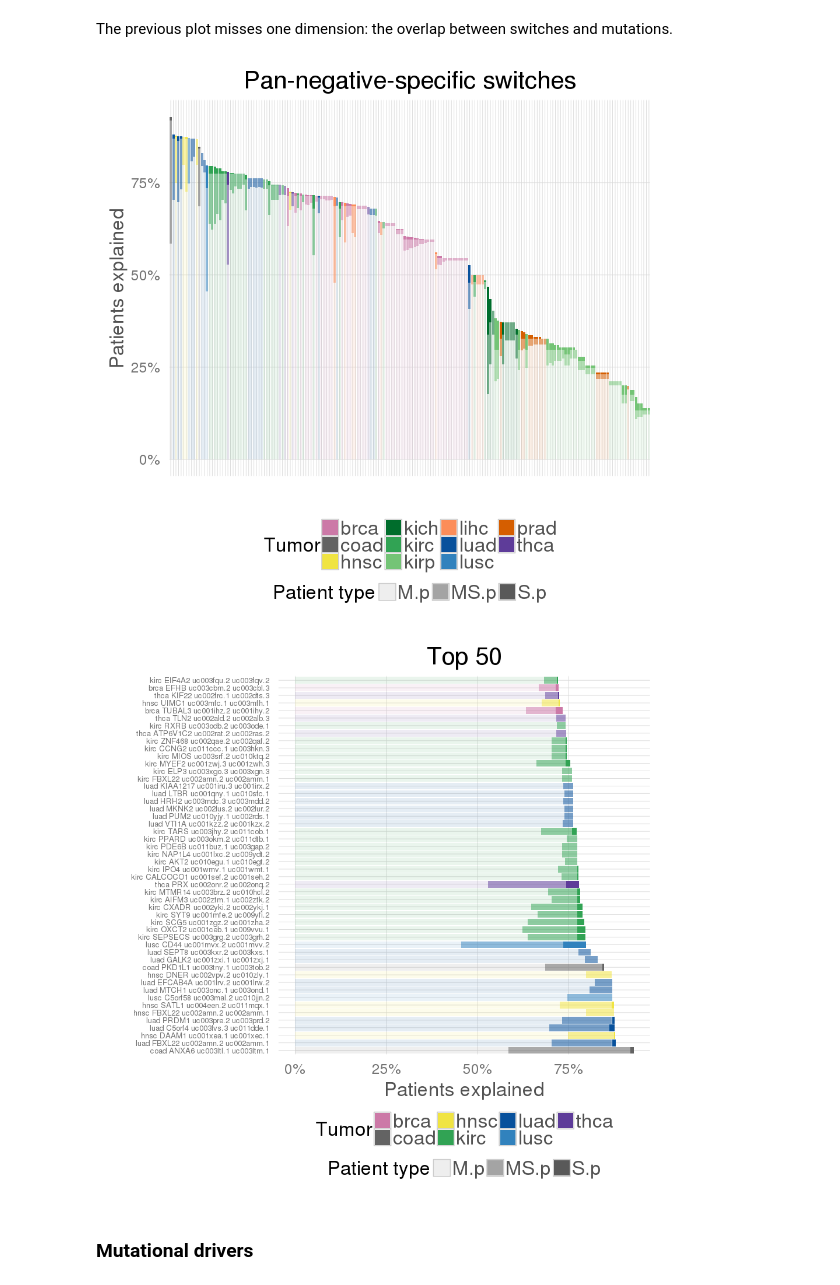
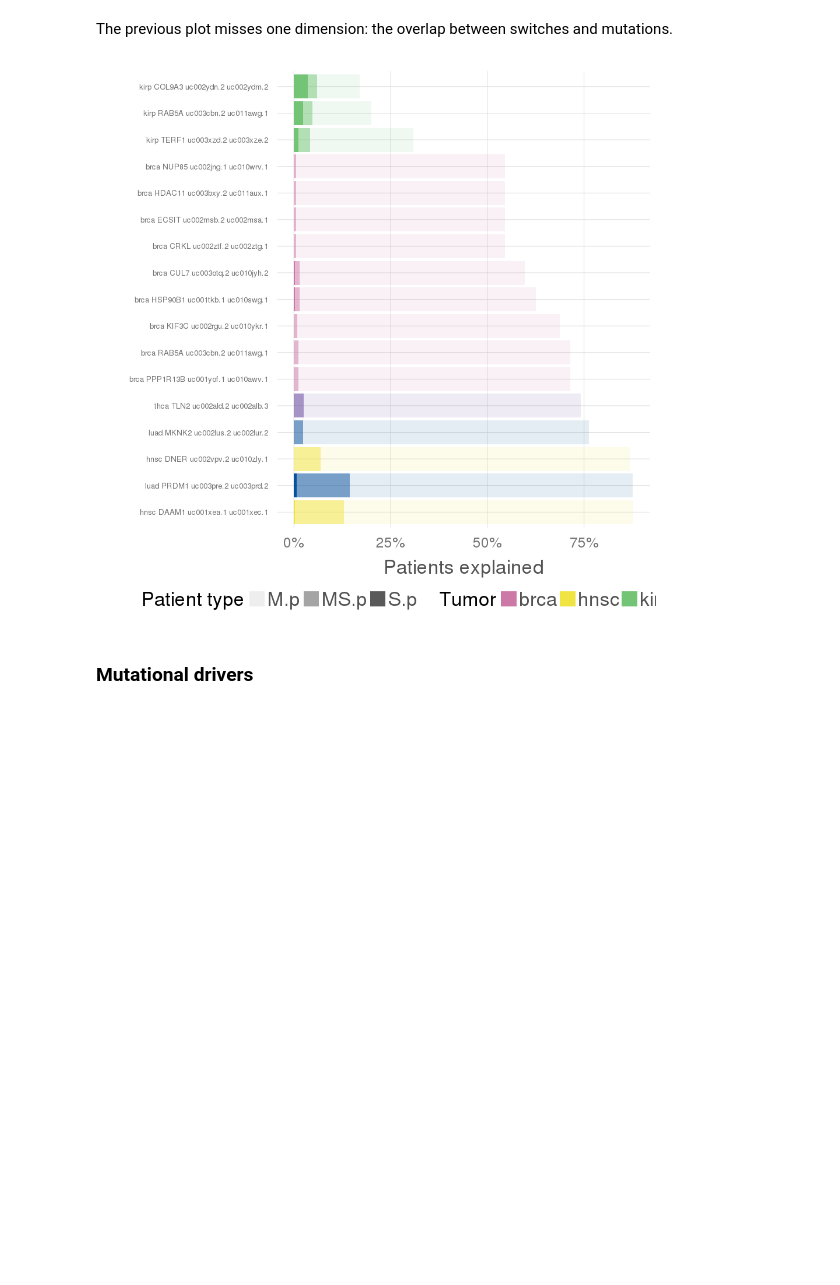
Before and after one commit to hclimente/smartas, a Jupyter notebook: switches/potus.ipynb, the cells around one changed output. Cells and saved outputs as stored; diff of their text form; code cells hidden in the pictures; blank space fills up the shorter version.

Commit message:
redone removing lowrecurrence switches. loss of many pannegative cases

```diff
--- a/switches/potus.ipynb
+++ b/switches/potus.ipynb
@@ -9,11 +9,13 @@ library(RColorBrewer)
 library(scales)
 options(repr.plot.width=8, repr.plot.height=8)
 
+options("readr.num_columns" = 0)
+
 # read switches
 switches.split <- read_tsv("../data/pancancer/candidateList_full.tumorSplit.tsv") %>%
-    subset(IsFunctional==1 & NotNoise==1 & IsModel==1 & Origin=="Tumor")
+    subset(EnoughRecurrence == 1 & NotNoise==1 & IsModel==1 & Origin=="Tumor" & IsFunctional==1)
 switches <- read_tsv("../data/pancancer/candidateList_full.tsv") %>%
-    filter(Reliable==1 & IsFunctional==1 & Origin=="Tumor")
+    filter(Reliable==1 & IsFunctional==1)
 
 # read ME with top drivers
 me <- lapply(1:10, function(i){
@@ -234,38 +234,26 @@ The previous plot misses one dimension: the overlap between switches and mutatio
 # %%
 # prepare data
 ## order genes by total number of patients explained
 df <- potus.pn %>%
     select(Tumor,GeneId,Symbol,Normal_transcript,Tumor_transcript,MS.p,M.p,S.p) %>%
     mutate(Switch = as.character(paste(Tumor,Symbol,Normal_transcript,Tumor_transcript))) %>%
     arrange(-(MS.p+M.p+S.p)) %>%
     mutate(Switch = factor(Switch,levels=Switch)) %>%
     select(Tumor,Switch,M.p,MS.p,S.p)
 
-# overview of cases
-melt(df, id.vars=c('Tumor','Switch')) %>%
+# show in detail
+reshape2::melt(df, id.vars=c('Tumor','Switch')) %>%
     mutate(variable = factor(variable,levels=c("M.p","MS.p","S.p"))) %>%
     ggplot(aes(x=Switch,y=value, alpha=variable, fill=Tumor)) +
         geom_bar(stat="identity") +
-        labs(x="", y="Patients explained", alpha="Patient type",title="Pan-negative-specific switches") +
-        scale_fill_manual(values=colorPalette) +
-        clean_theme() +
-        theme(axis.text.x=element_blank(), legend.position="bottom") +
-        scale_y_continuous(labels = percent)
-
-# show in detail the cases where more patients are explained
-melt(df[1:50,], id.vars=c('Tumor','Switch')) %>%
-    mutate(variable = factor(variable,levels=c("M.p","MS.p","S.p"))) %>%
-    ggplot(aes(x=Switch,y=value, alpha=variable, fill=Tumor)) +
-        geom_bar(stat="identity") +
-        labs(x="", y="Patients explained", alpha="Patient type",title="Top 50") +
+        labs(x="", y="Patients explained", alpha="Patient type") +
         scale_fill_manual(values=colorPalette) +
         clean_theme() +
         theme(legend.position="bottom", axis.text.y=element_text(size=8)) +
         scale_y_continuous(labels = percent) +
         coord_flip()
 # %% [output]
-[figure, old version]
+[figure, new version]
-[figure, removed]
 # %% [markdown]
 ### Mutational drivers
 # %%
```
Also changed, not shown: parts of 7 cells of this notebook.
